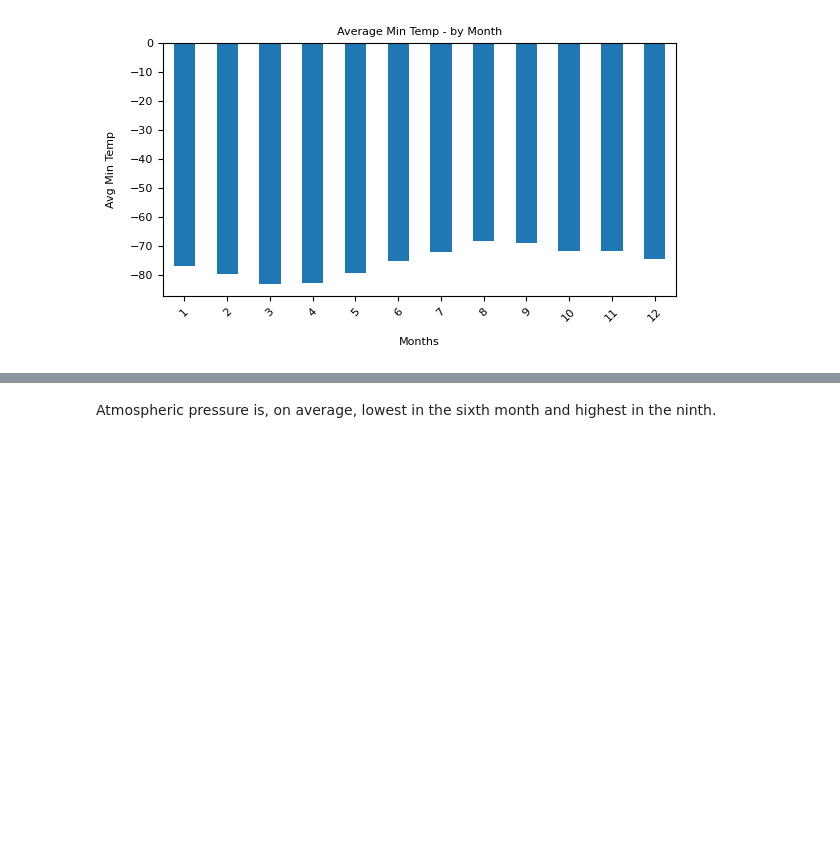
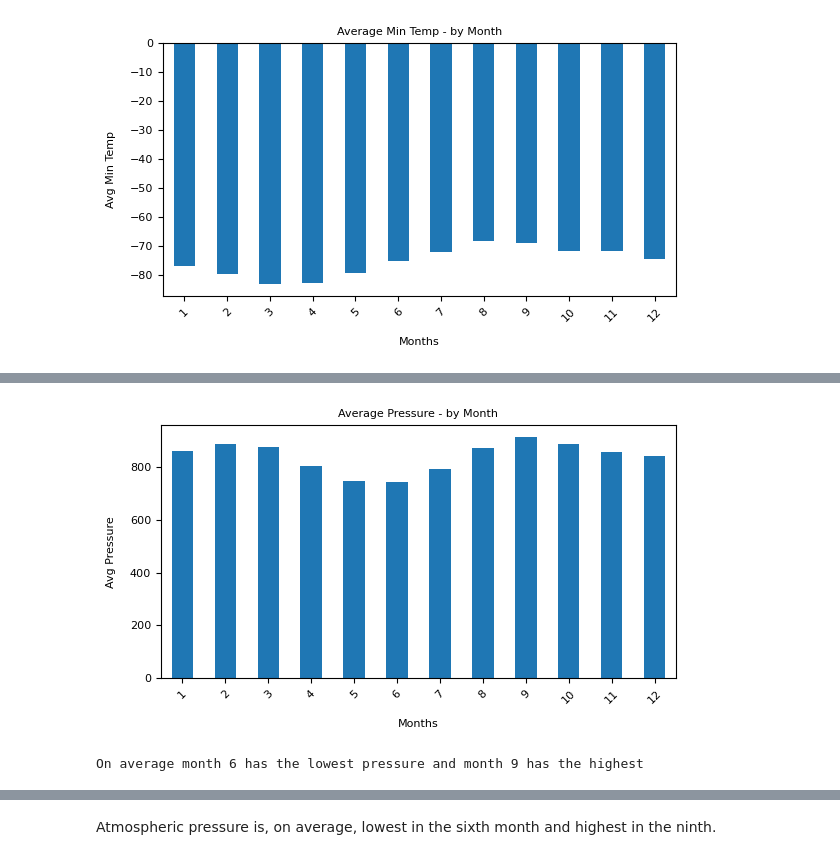
Before and after one commit to ericabgraboyes/mars-challenge, a Jupyter notebook: part_2_mars_weather_final.ipynb, the cells around one changed output, grey strips where cells are left out. Drawn from its saved outputs; the diff is of its cells as text; code cells hidden in the pictures; blank space fills up the shorter version.

Commit message:
add analysis for #4, pressure

```diff
--- a/part_2_mars_weather_final.ipynb
+++ b/part_2_mars_weather_final.ipynb
@@ -225,0 +224,14 @@ plt.show()
+# %%
+# 4. Average pressure by Martian month
+
+# generate series to calculate avg - pressure, group by month
+pressure_month = df_mars_temp.groupby(["month"]).mean()["pressure"]
+pressure_month = round(pressure_month,4)
+
+# create dataframe based on series
+df_avg_pressure = pd.DataFrame(pressure_month)
+
+# format dataframe
+df_avg_pressure.index.name = None
+
+df_avg_pressure.head()
@@ -226,3 +245,33 @@ plt.show()
+# %%
+# Plot the average pressure by month
+avg_pressure = plt.figure("pressure")
+avg_pressure = df_avg_pressure["pressure"].plot(kind="bar", figsize = (6,3.5), width = 0.5)
+
+# configure x-tick labels & chart titles/labels
+xticklabels = df_avg_min.index
+avg_pressure.set_xticklabels(xticklabels, rotation = 45, fontsize = 8)
+avg_pressure.set_xlabel("Months", labelpad = 10, fontsize = 8)
+avg_pressure.set_ylabel("Avg Pressure", labelpad = 10, fontsize = 8)
+avg_pressure.set_title("Average Pressure - by Month", fontsize = 8)
+
+plt.yticks(fontsize=8)
+
+plt.tight_layout()
+plt.show()
+# %% [output]
+[figure, added]
+# %%
+# Identify months with lowest and highest pressure
+
+# lowest_pressure
+low_p = df_avg_pressure.idxmin()[0]
+
+# hottest month
+high_p = df_avg_pressure.idxmax()[0]
+
+print(f"On average month {low_p} has the lowest pressure and month {high_p} has the highest")
+# %% [output]
+On average month 6 has the lowest pressure and month 9 has the highest
 # %%
 def tableDataText(table):
     """Parses a html segment started with tag <table> followed
```
Also changed, not shown: parts of 8 cells of this notebook.
